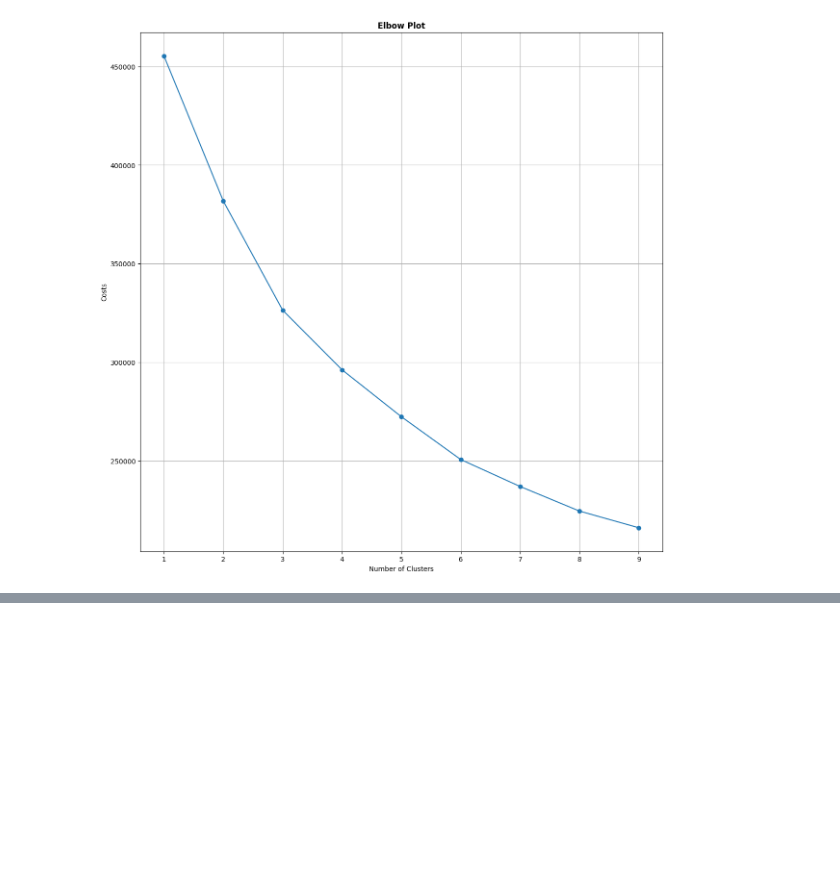
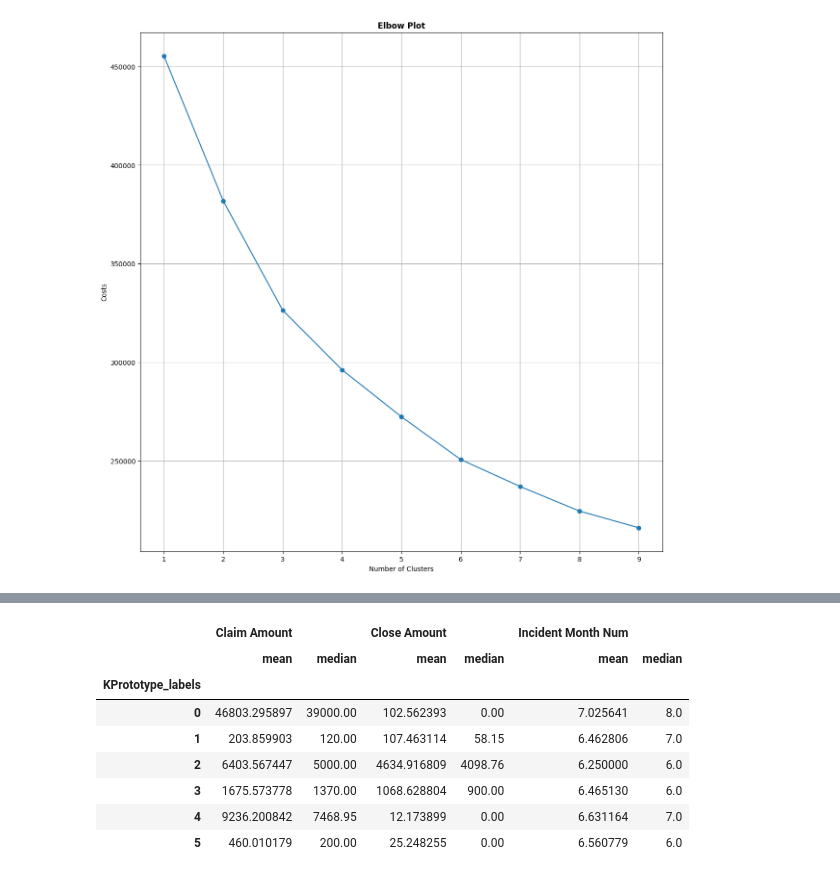
Before and after one commit to btokoli/Risk-Radar-Clustering-Airports-by-Claim-Patterns-to-Spotlight-High-Risk-Hubs, a Jupyter notebook: airportAnalysis.ipynb, the cells around one changed output, grey strips where cells are left out. Drawn from its saved outputs; the diff is of its cells as text; code cells hidden in the pictures; blank space fills up the shorter version.

```diff
--- a/airportAnalysis.ipynb
+++ b/airportAnalysis.ipynb
@@ -1049,0 +1056,12 @@ new_df1[:, "KPrototype_labels"]= kProto.fit_predict(new_data_matrix, categorical
+# %%
+new_df1.groupby("KPrototype_labels")[num_feat].agg(["mean", "median"])
+# %% [output]
+|  | Claim Amount |  | Close Amount |  | Incident Month Num |  |
+|  | mean | median | mean | median | mean | median |
+| KPrototype_labels |  |  |  |  |  |  |
+| 0 | 46803.295897 | 39000.00 | 102.562393 | 0.00 | 7.025641 | 8.0 |
+| 1 | 203.859903 | 120.00 | 107.463114 | 58.15 | 6.462806 | 7.0 |
+| 2 | 6403.567447 | 5000.00 | 4634.916809 | 4098.76 | 6.250000 | 6.0 |
+| 3 | 1675.573778 | 1370.00 | 1068.628804 | 900.00 | 6.465130 | 6.0 |
+| 4 | 9236.200842 | 7468.95 | 12.173899 | 0.00 | 6.631164 | 7.0 |
+| 5 | 460.010179 | 200.00 | 25.248255 | 0.00 | 6.560779 | 6.0 |
```
Also changed, not shown: parts of 3 cells of this notebook.
